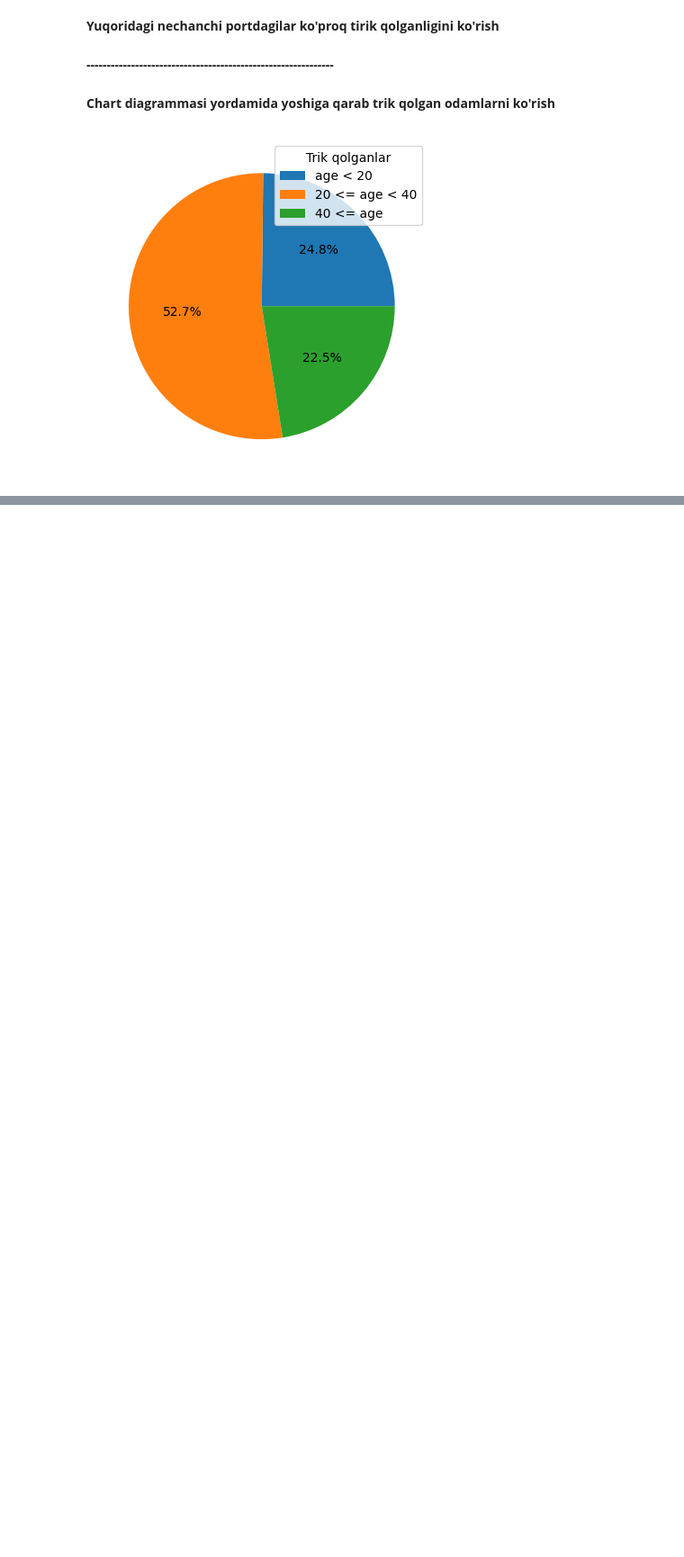
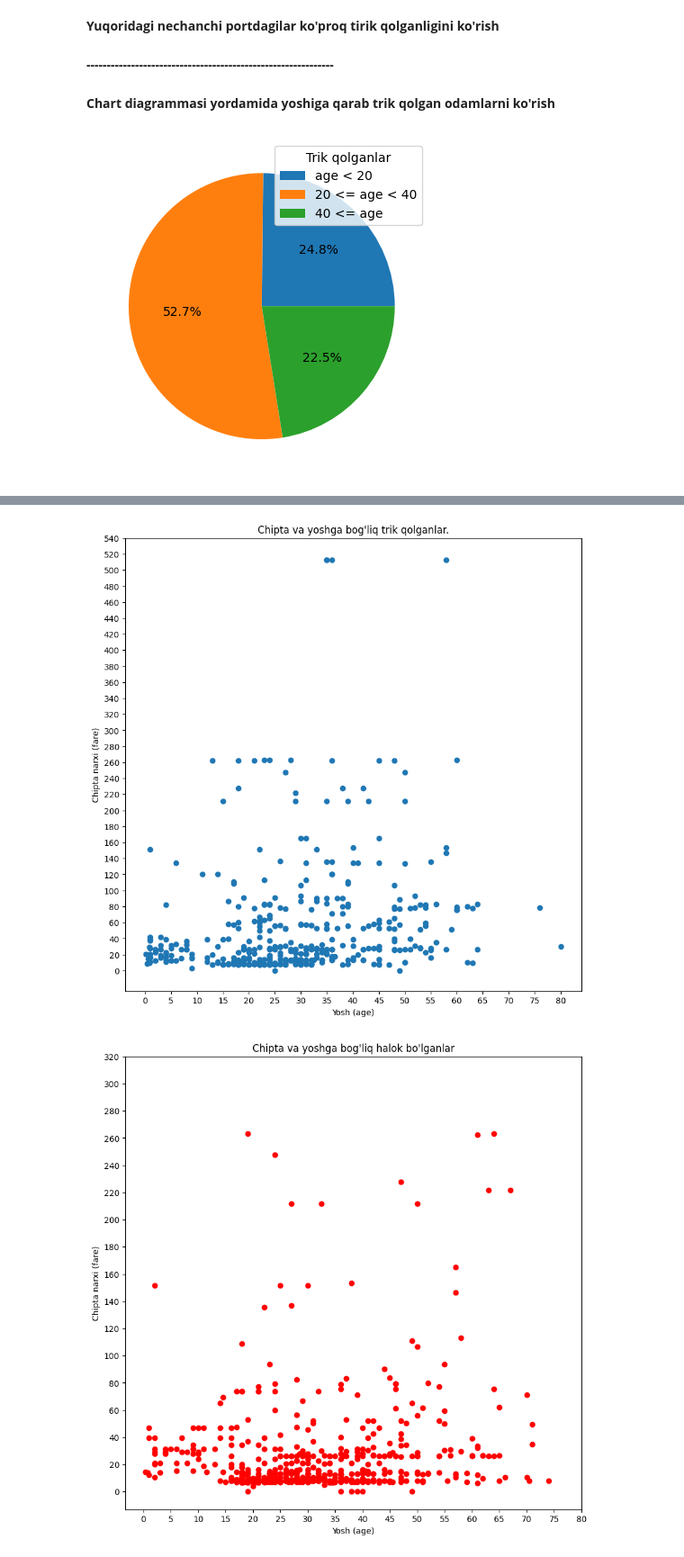
Before and after one commit to ElmurodMirzayev/Titanik_tahlil_qilish, a Jupyter notebook: main.ipynb, the cells around one changed output, grey strips where cells are left out. Shown at 90% size. Cells and saved outputs as stored; diff of their text form; code cells hidden in the pictures; blank space fills up the shorter version.

```diff
--- a/main.ipynb
+++ b/main.ipynb
@@ -52,0 +96,30 @@ plt.show()
+# %%
+
+import matplotlib.pyplot as plt
+
+x = data[(data["survived"] == 1)]["age"]
+y = data[(data["survived"] == 1)]["fare"]
+
+x2 = data[(data["survived"] == 0)]["age"]
+y2 = data[(data["survived"] == 0)]["fare"]
+
+plt.figure(figsize=(10, 10))
+plt.scatter(x, y)
+plt.xlabel("Yosh (age)")
+plt.ylabel("Chipta narxi (fare)")
+plt.yticks(range(0, 550, 20))
+plt.xticks(range(0, 81, 5))
+plt.title("Chipta va yoshga bog'liq trik qolganlar.")
+plt.show()
+
+plt.figure(figsize=(10, 10))
+plt.scatter(x2, y2, color = "red")
+plt.xlabel("Yosh (age)")
+plt.ylabel("Chipta narxi (fare)")
+plt.yticks(range(0, 340, 20))
+plt.xticks(range(0, 81, 5))
+plt.title("Chipta va yoshga bog'liq halok bo'lganlar")
+plt.show()
+# %% [output]
+[figure, added]
+[figure, added]
```
Also changed, not shown: parts of 6 cells of this notebook.
